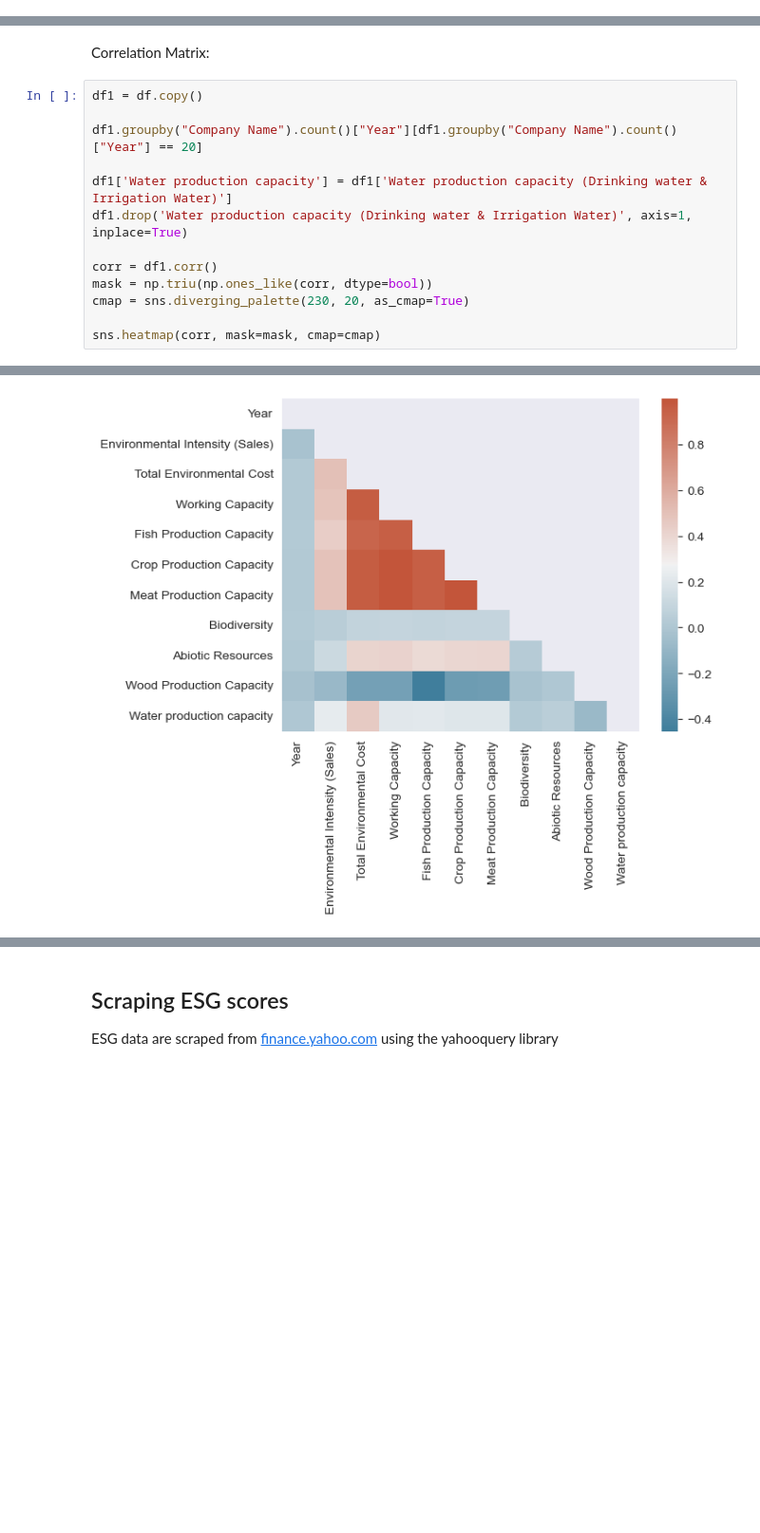
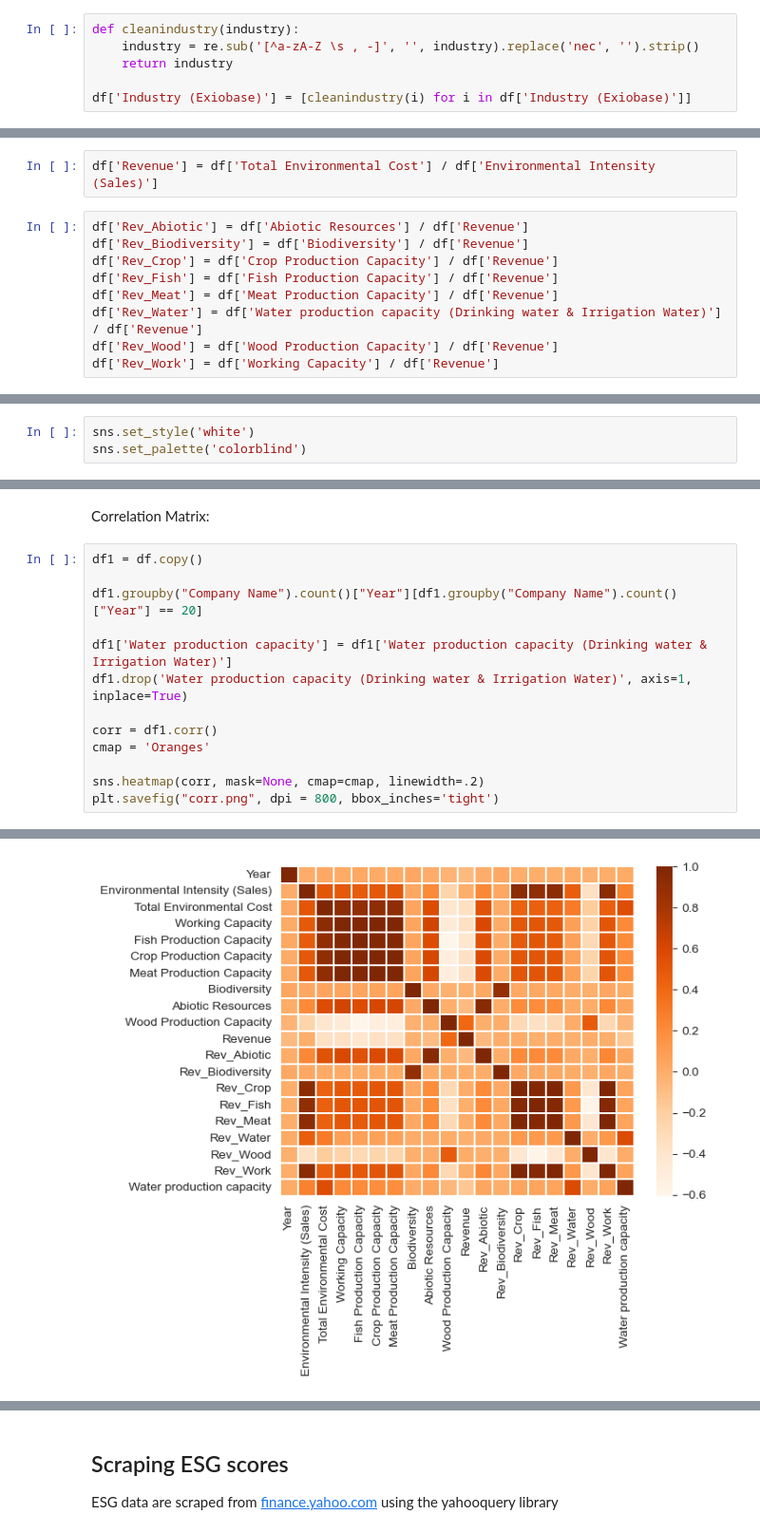
Before and after one commit to tommasoghisini/EuropeanIndustriesPollution, a Jupyter notebook: CleaningPreparation.ipynb, the cells around one changed output, grey strips where cells are left out. Shown at 95% size. Drawn from its saved outputs; the diff is of its cells as text; blank space fills up the shorter version.

```diff
--- a/CleaningPreparation.ipynb
+++ b/CleaningPreparation.ipynb
@@ -103,0 +239,6 @@ df.replace('UNITED KINGDOM OF GREAT BRITAIN AND NORTHERN IRELAND', 'UNITED KINGD
+# %%
+def cleanindustry(industry):
+    industry = re.sub('[^a-zA-Z \s , -]', '', industry).replace('nec', '').strip()
+    return industry
+
+df['Industry (Exiobase)'] = [cleanindustry(i) for i in df['Industry (Exiobase)']]
@@ -103,0 +305,11 @@ df.replace('UNITED KINGDOM OF GREAT BRITAIN AND NORTHERN IRELAND', 'UNITED KINGD
+# %%
+df['Revenue'] = df['Total Environmental Cost'] / df['Environmental Intensity (Sales)']
+# %%
+df['Rev_Abiotic'] = df['Abiotic Resources'] / df['Revenue']
+df['Rev_Biodiversity'] = df['Biodiversity'] / df['Revenue']
+df['Rev_Crop'] = df['Crop Production Capacity'] / df['Revenue']
+df['Rev_Fish'] = df['Fish Production Capacity'] / df['Revenue']
+df['Rev_Meat'] = df['Meat Production Capacity'] / df['Revenue']
+df['Rev_Water'] = df['Water production capacity (Drinking water & Irrigation Water)'] / df['Revenue']
+df['Rev_Wood'] = df['Wood Production Capacity'] / df['Revenue']
+df['Rev_Work'] = df['Working Capacity'] / df['Revenue']
@@ -139,0 +364,3 @@ sns.countplot(data=df, x='Year')
+# %%
+sns.set_style('white')
+sns.set_palette('colorblind')
@@ -167,8 +421,8 @@ df1['Water production capacity'] = df1['Water production capacity (Drinking wate
 df1.drop('Water production capacity (Drinking water & Irrigation Water)', axis=1, inplace=True)
 
 corr = df1.corr()
-mask = np.triu(np.ones_like(corr, dtype=bool))
-cmap = sns.diverging_palette(230, 20, as_cmap=True)
+cmap = 'Oranges'
 
-sns.heatmap(corr, mask=mask, cmap=cmap)
+sns.heatmap(corr, mask=None, cmap=cmap, linewidth=.2)
+plt.savefig("corr.png", dpi = 800, bbox_inches='tight')
 # %% [output]
@@ -176 +429 @@ sns.heatmap(corr, mask=mask, cmap=cmap)
-[figure, old version]
+[figure, new version]
```
Also changed, not shown: parts of 73 cells of this notebook.
